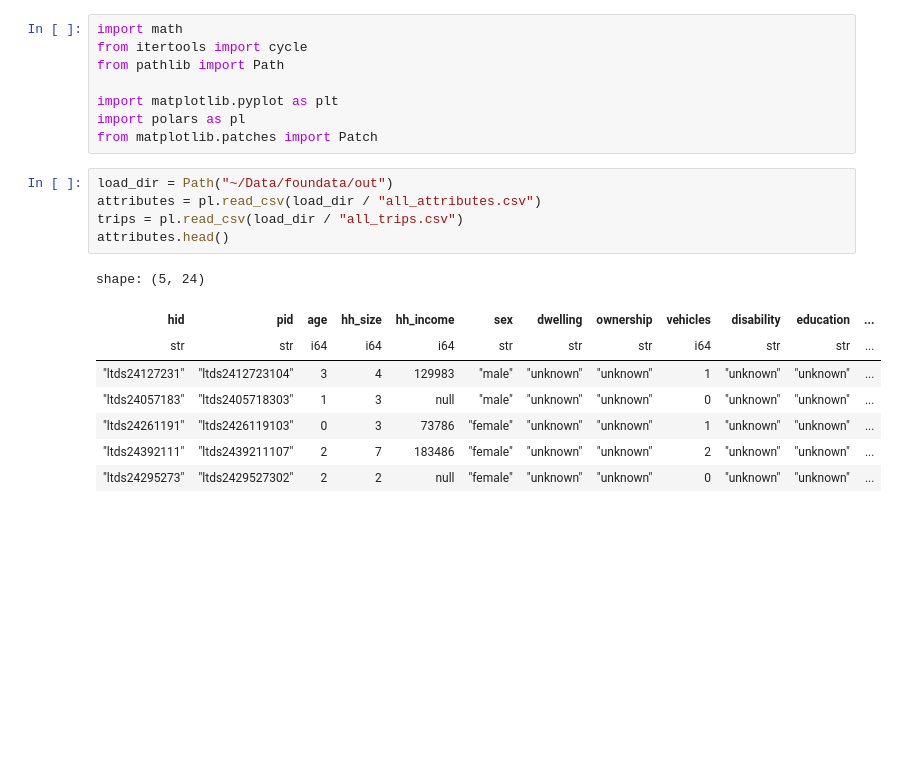
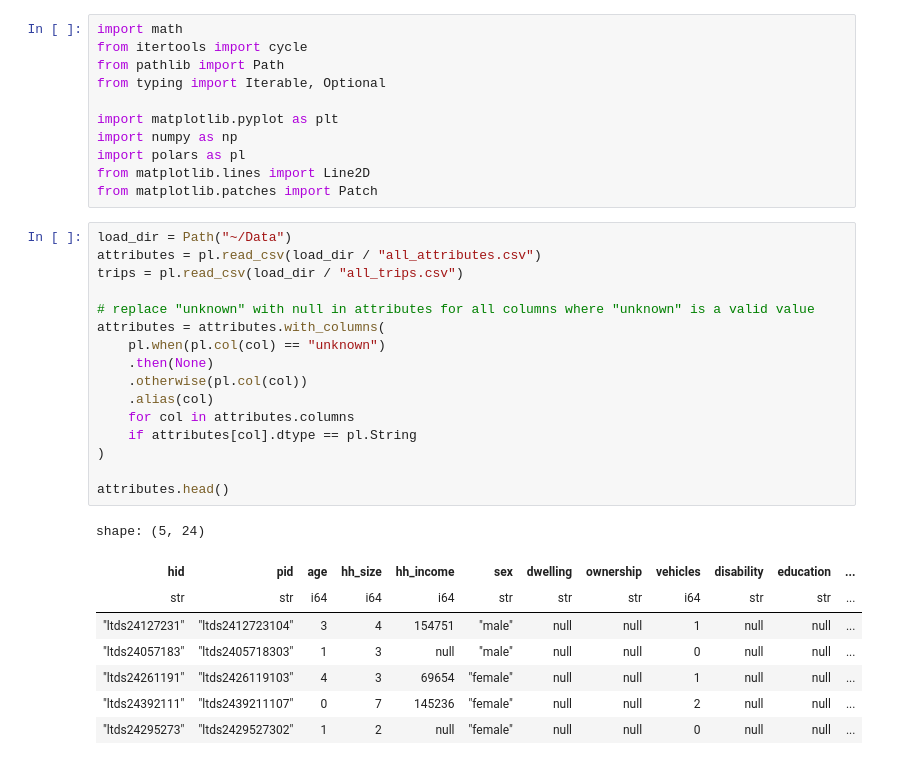
Before and after one commit to fredshone/foundata, a Jupyter notebook: viz.ipynb, the cells around one changed output. Drawn from its saved outputs; the diff is of its cells as text; blank space fills up the shorter version.

```diff
--- a/viz.ipynb
+++ b/viz.ipynb
@@ -2,21 +2,35 @@
 import math
 from itertools import cycle
 from pathlib import Path
+from typing import Iterable, Optional
 
 import matplotlib.pyplot as plt
+import numpy as np
 import polars as pl
+from matplotlib.lines import Line2D
 from matplotlib.patches import Patch
 # %%
-load_dir = Path("~/Data/foundata/out")
+load_dir = Path("~/Data")
 attributes = pl.read_csv(load_dir / "all_attributes.csv")
 trips = pl.read_csv(load_dir / "all_trips.csv")
+
+# replace "unknown" with null in attributes for all columns where "unknown" is a valid value
+attributes = attributes.with_columns(
+    pl.when(pl.col(col) == "unknown")
+    .then(None)
+    .otherwise(pl.col(col))
+    .alias(col)
+    for col in attributes.columns
+    if attributes[col].dtype == pl.String
+)
+
 attributes.head()
 # %% [output]
 shape: (5, 24)
 | hid | pid | age | hh_size | hh_income | sex | dwelling | ownership | vehicles | disability | education | ... |
 | str | str | i64 | i64 | i64 | str | str | str | i64 | str | str | ... |
-| "ltds24127231" | "ltds2412723104" | 3 | 4 | 129983 | "male" | "unknown" | "unknown" | 1 | "unknown" | "unknown" | ... |
-| "ltds24057183" | "ltds2405718303" | 1 | 3 | null | "male" | "unknown" | "unknown" | 0 | "unknown" | "unknown" | ... |
-| "ltds24261191" | "ltds2426119103" | 0 | 3 | 73786 | "female" | "unknown" | "unknown" | 1 | "unknown" | "unknown" | ... |
-| "ltds24392111" | "ltds2439211107" | 2 | 7 | 183486 | "female" | "unknown" | "unknown" | 2 | "unknown" | "unknown" | ... |
-| "ltds24295273" | "ltds2429527302" | 2 | 2 | null | "female" | "unknown" | "unknown" | 0 | "unknown" | "unknown" | ... |
+| "ltds24127231" | "ltds2412723104" | 3 | 4 | 154751 | "male" | null | null | 1 | null | null | ... |
+| "ltds24057183" | "ltds2405718303" | 1 | 3 | null | "male" | null | null | 0 | null | null | ... |
+| "ltds24261191" | "ltds2426119103" | 4 | 3 | 69654 | "female" | null | null | 1 | null | null | ... |
+| "ltds24392111" | "ltds2439211107" | 0 | 7 | 145236 | "female" | null | null | 2 | null | null | ... |
+| "ltds24295273" | "ltds2429527302" | 1 | 2 | null | "female" | null | null | 0 | null | null | ... |
```
Also changed, not shown: parts of 4 cells of this notebook, 19 other files.
